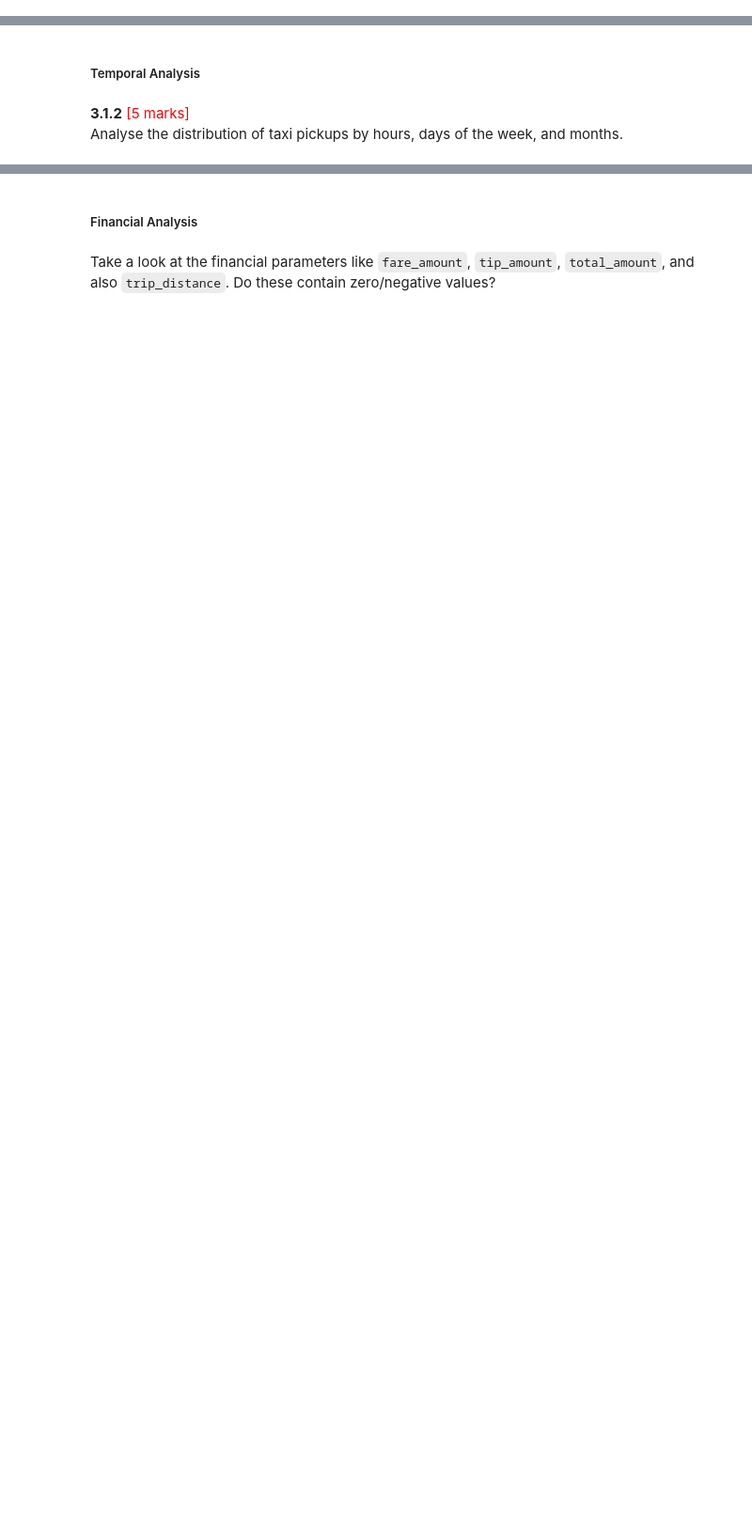
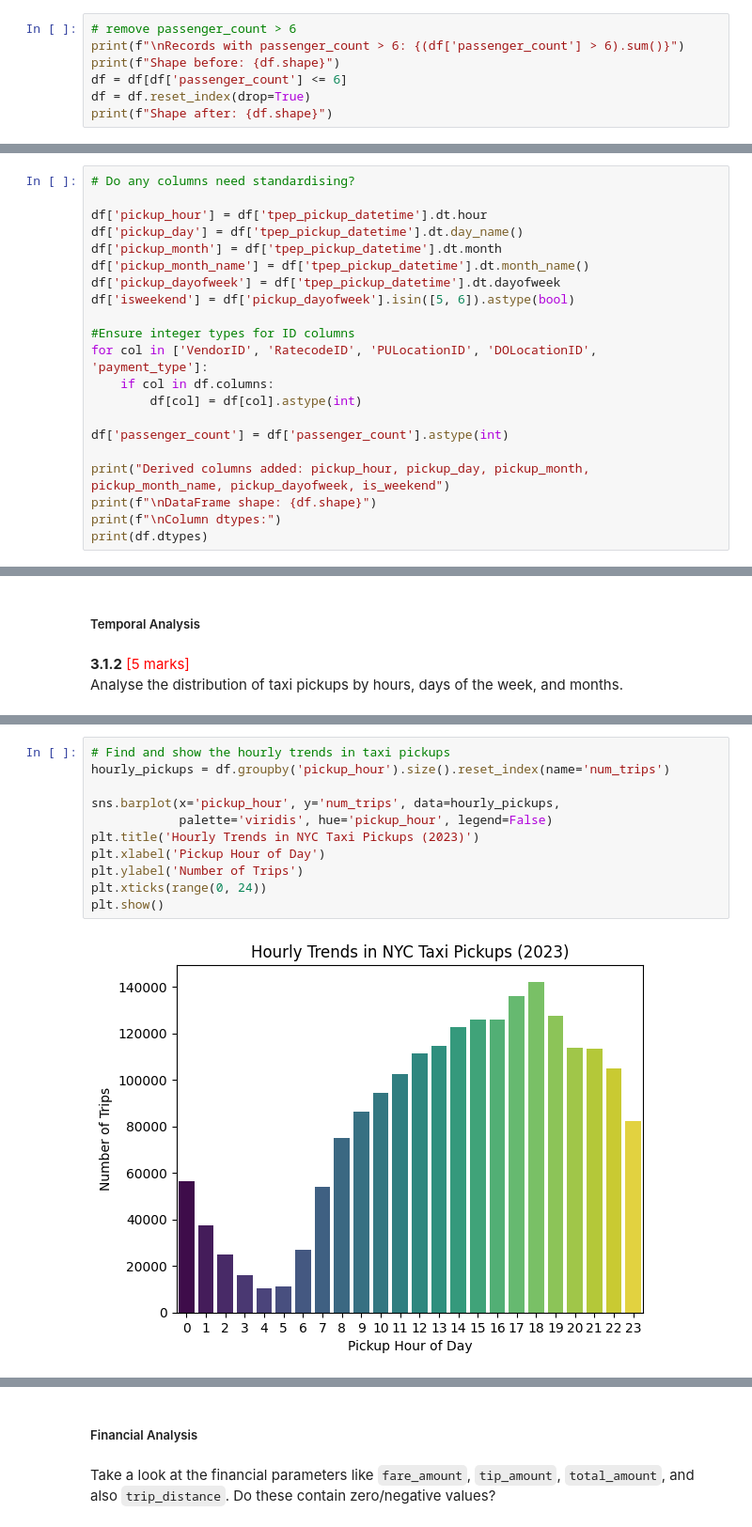
Before and after one commit to rahuljeyaraj/EDA-NYC-Taxi, a Jupyter notebook: EDA_Assg_NYC_Taxi_Starter.ipynb, the cells around one changed output, grey strips where cells are left out. Shown at 94% size. Drawn from its saved outputs; the diff is of its cells as text; blank space fills up the shorter version.

```diff
--- a/EDA_Assg_NYC_Taxi_Starter.ipynb
+++ b/EDA_Assg_NYC_Taxi_Starter.ipynb
@@ -627,0 +661,7 @@ First, let us remove 7+ passenger counts as there are very less instances.
+# %%
+# remove passenger_count > 6
+print(f"\nRecords with passenger_count > 6: {(df['passenger_count'] > 6).sum()}")
+print(f"Shape before: {df.shape}")
+df = df[df['passenger_count'] <= 6]
+df = df.reset_index(drop=True)
+print(f"Shape after: {df.shape}")
@@ -627,0 +742,21 @@ First, let us remove 7+ passenger counts as there are very less instances.
+# %%
+# Do any columns need standardising?
+
+df['pickup_hour'] = df['tpep_pickup_datetime'].dt.hour
+df['pickup_day'] = df['tpep_pickup_datetime'].dt.day_name()
+df['pickup_month'] = df['tpep_pickup_datetime'].dt.month
+df['pickup_month_name'] = df['tpep_pickup_datetime'].dt.month_name()
+df['pickup_dayofweek'] = df['tpep_pickup_datetime'].dt.dayofweek
+df['isweekend'] = df['pickup_dayofweek'].isin([5, 6]).astype(bool)
+
+#Ensure integer types for ID columns
+for col in ['VendorID', 'RatecodeID', 'PULocationID', 'DOLocationID', 'payment_type']:
+    if col in df.columns:
+        df[col] = df[col].astype(int)
+
+df['passenger_count'] = df['passenger_count'].astype(int)
+
+print("Derived columns added: pickup_hour, pickup_day, pickup_month, pickup_month_name, pickup_dayofweek, is_weekend")
+print(f"\nDataFrame shape: {df.shape}")
+print(f"\nColumn dtypes:")
+print(df.dtypes)
@@ -674,0 +843,13 @@ Analyse the distribution of taxi pickups by hours, days of the week, and months.
+# %%
+# Find and show the hourly trends in taxi pickups
+hourly_pickups = df.groupby('pickup_hour').size().reset_index(name='num_trips')
+
+sns.barplot(x='pickup_hour', y='num_trips', data=hourly_pickups,
+            palette='viridis', hue='pickup_hour', legend=False)
+plt.title('Hourly Trends in NYC Taxi Pickups (2023)')
+plt.xlabel('Pickup Hour of Day')
+plt.ylabel('Number of Trips')
+plt.xticks(range(0, 24))
+plt.show()
+# %% [output]
+[figure, added]
```
Also changed, not shown: parts of 17 cells of this notebook.
